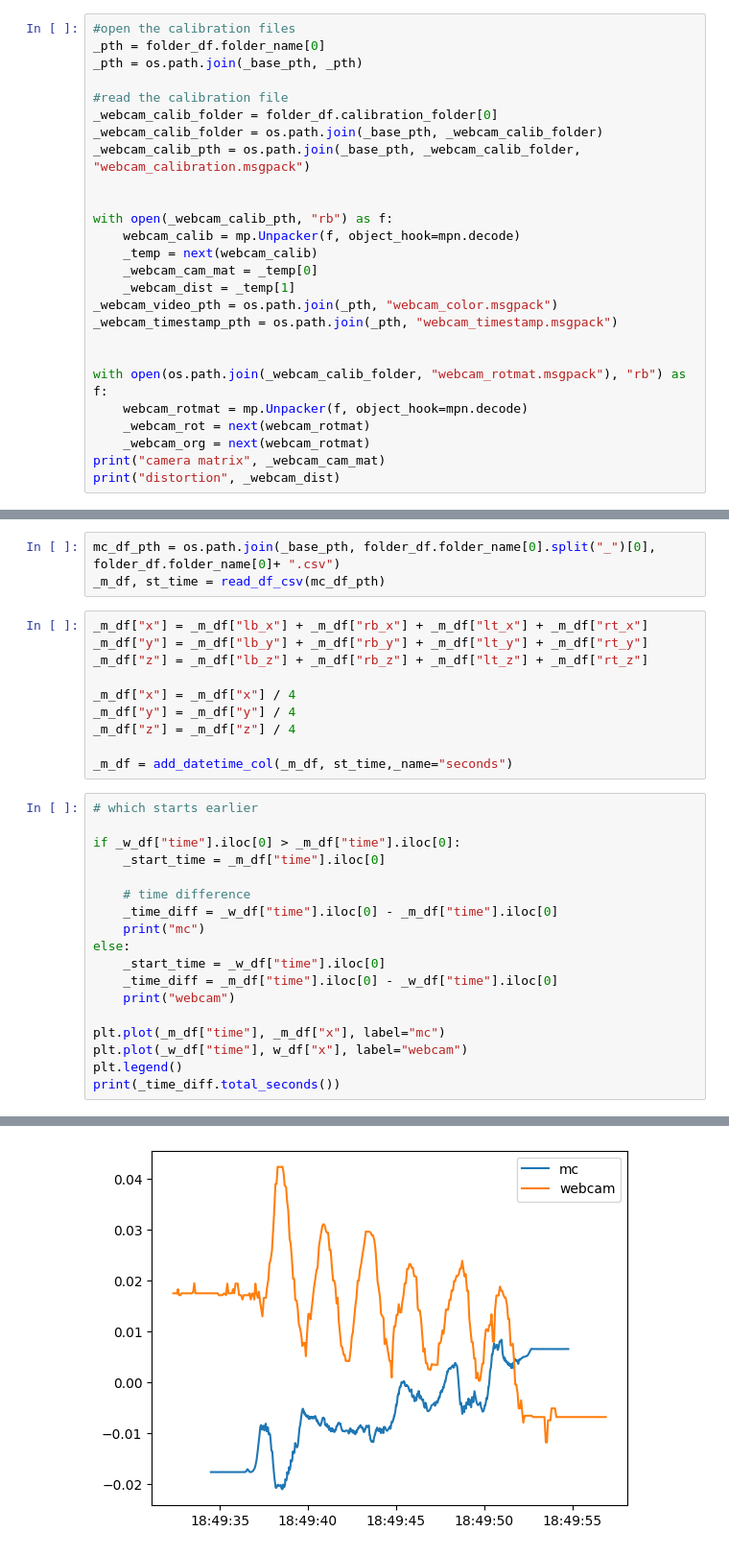
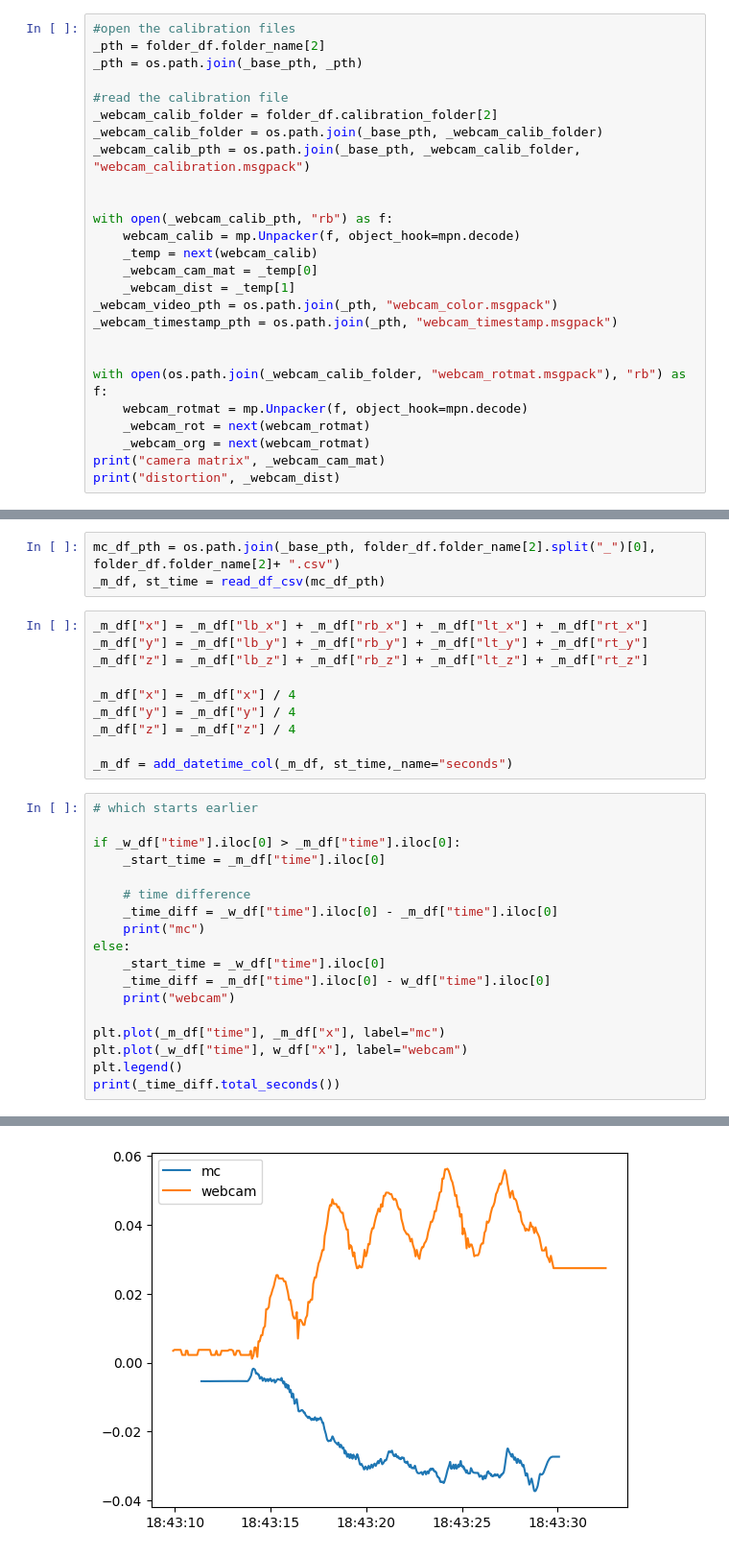
Before and after one commit to SujithChristopher/armbo_preliminary_work, a Jupyter notebook: ipy_notebooks/iterative_coordinate_analysis.ipynb, the cells around one changed output, grey strips where cells are left out. Shown: that part at 96% size. Saved outputs shown, nothing was run; the diff lists cells and outputs as text.

```diff
--- a/ipy_notebooks/iterative_coordinate_analysis.ipynb
+++ b/ipy_notebooks/iterative_coordinate_analysis.ipynb
@@ -40,11 +40,11 @@ folder_df
 89 rows × 3 columns
 # %%
 #open the calibration files
-_pth = folder_df.folder_name[0]
+_pth = folder_df.folder_name[2]
 _pth = os.path.join(_base_pth, _pth)
 
 #read the calibration file
-_webcam_calib_folder = folder_df.calibration_folder[0]
+_webcam_calib_folder = folder_df.calibration_folder[2]
 _webcam_calib_folder = os.path.join(_base_pth, _webcam_calib_folder)
 _webcam_calib_pth = os.path.join(_base_pth, _webcam_calib_folder, "webcam_calibration.msgpack")
 
@@ -95,7 +95,7 @@ def transform_coordinates_1(df, rotmat, org):
 # %%
 w_df = transform_coordinates_1(_w_df, _webcam_rot, _webcam_org)
 # %%
-mc_df_pth = os.path.join(_base_pth, folder_df.folder_name[0].split("_")[0], folder_df.folder_name[0]+ ".csv")
+mc_df_pth = os.path.join(_base_pth, folder_df.folder_name[2].split("_")[0], folder_df.folder_name[2]+ ".csv")
 _m_df, st_time = read_df_csv(mc_df_pth)
 # %%
 _m_df["x"] = _m_df["lb_x"] + _m_df["rb_x"] + _m_df["lt_x"] + _m_df["rt_x"]
@@ -118,7 +118,7 @@ if _w_df["time"].iloc[0] > _m_df["time"].iloc[0]:
     print("mc")
 else:
     _start_time = _w_df["time"].iloc[0]
-    _time_diff = _m_df["time"].iloc[0] - _w_df["time"].iloc[0]
+    _time_diff = _m_df["time"].iloc[0] - w_df["time"].iloc[0]
     print("webcam")
 
 plt.plot(_m_df["time"], _m_df["x"], label="mc")
@@ -131 +131 @@ webcam
-[figure, old version]
+[figure, new version]
```
Also changed, not shown: parts of 2 cells of this notebook, 2 other files.
